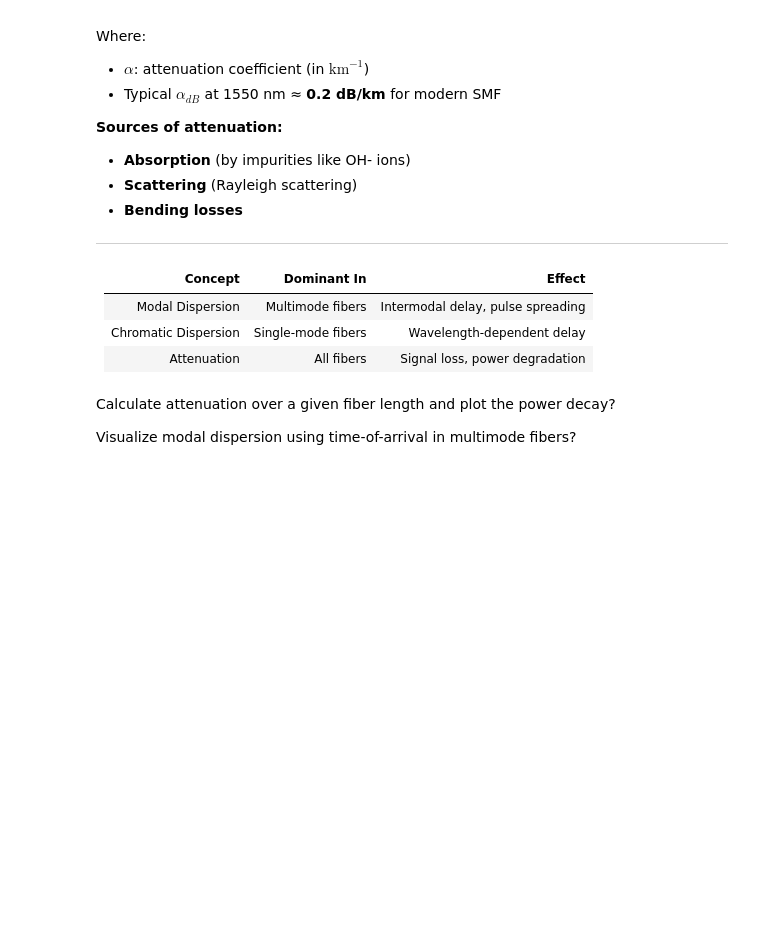
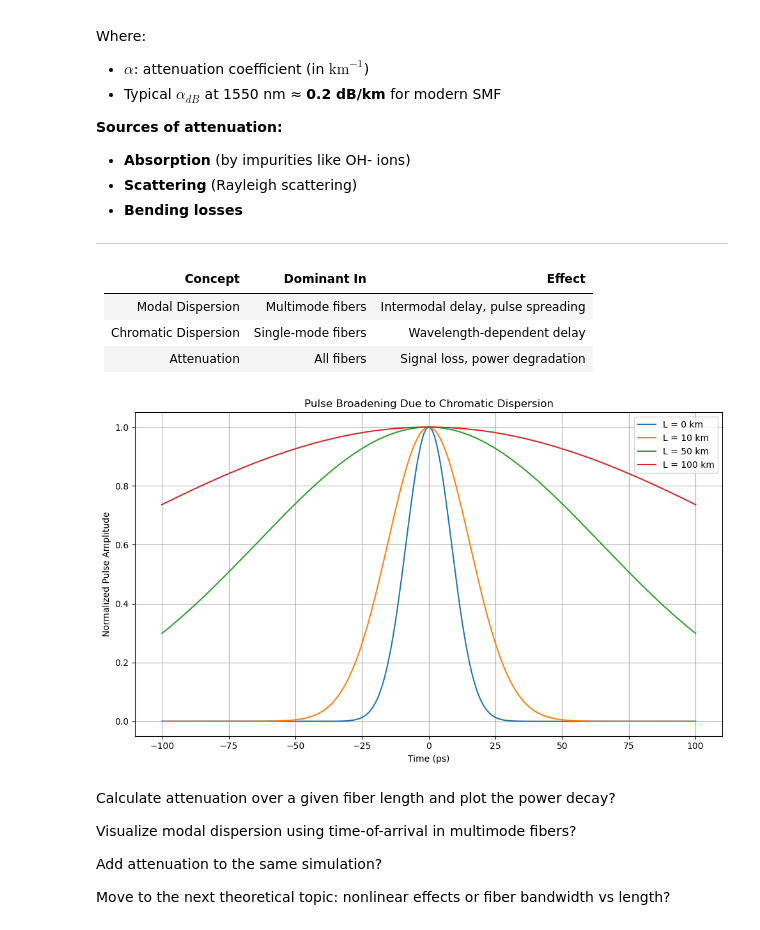
Before and after one commit to hamed-h98/Optical_Wireless_Communications, a Jupyter notebook: optical_simulations/fiber.ipynb, the cells around one changed output. Drawn from its saved outputs; the diff is of its cells as text; code cells hidden in the pictures; blank space fills up the shorter version.

```diff
--- a/optical_simulations/fiber.ipynb
+++ b/optical_simulations/fiber.ipynb
@@ -295,7 +295,47 @@ Where:
 | Modal Dispersion     | Multimode fibers   | Intermodal delay, pulse spreading |
 | Chromatic Dispersion | Single-mode fibers | Wavelength-dependent delay        |
 | Attenuation          | All fibers         | Signal loss, power degradation    |
+# %%
+import numpy as np
+import matplotlib.pyplot as plt
+
+# Simulation parameters
+T0 = 20e-12  # initial pulse width (20 ps)
+D = 17e-6    # dispersion parameter D in s/m^2 (converted from 17 ps/(nm·km))
+lambda0 = 1550e-9  # central wavelength in meters
+c = 3e8  # speed of light in m/s
+beta2 = - (lambda0**2 * D) / (2 * np.pi * c)  # beta2 in s^2/m
+
+# Fiber parameters
+L_values = [0, 10e3, 50e3, 100e3]  # fiber lengths in meters (0 km, 10 km, 50 km, 100 km)
+
+# Time axis
+t = np.linspace(-100e-12, 100e-12, 1000)
+
+plt.figure(figsize=(10, 6))
+
+for L in L_values:
+    # Calculate output pulse width after traveling distance L
+    T_L = T0 * np.sqrt(1 + (4 * np.log(2) * beta2 * L / T0**2)**2)
+
+    # Generate Gaussian pulse with updated width
+    pulse = np.exp(-4 * np.log(2) * (t / T_L)**2)
+    plt.plot(t * 1e12, pulse, label=f"L = {L/1000:.0f} km")
+
+plt.title("Pulse Broadening Due to Chromatic Dispersion")
+plt.xlabel("Time (ps)")
+plt.ylabel("Normalized Pulse Amplitude")
+plt.grid(True)
+plt.legend()
+plt.tight_layout()
+plt.show()
+# %% [output]
+[figure, added]
 # %% [markdown]
 Calculate attenuation over a given fiber length and plot the power decay?
 
 Visualize modal dispersion using time-of-arrival in multimode fibers?
+
+Add attenuation to the same simulation?
+
+Move to the next theoretical topic: nonlinear effects or fiber bandwidth vs length?
```
